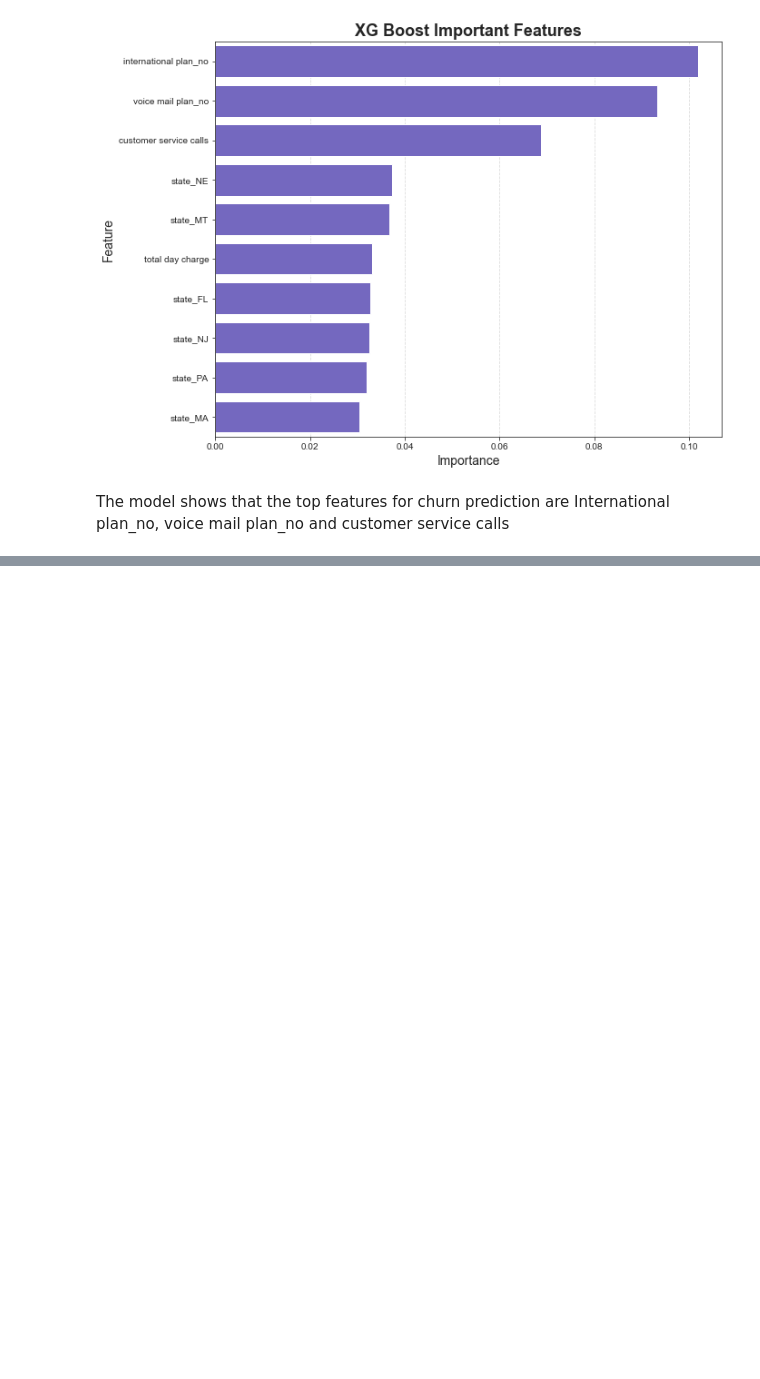
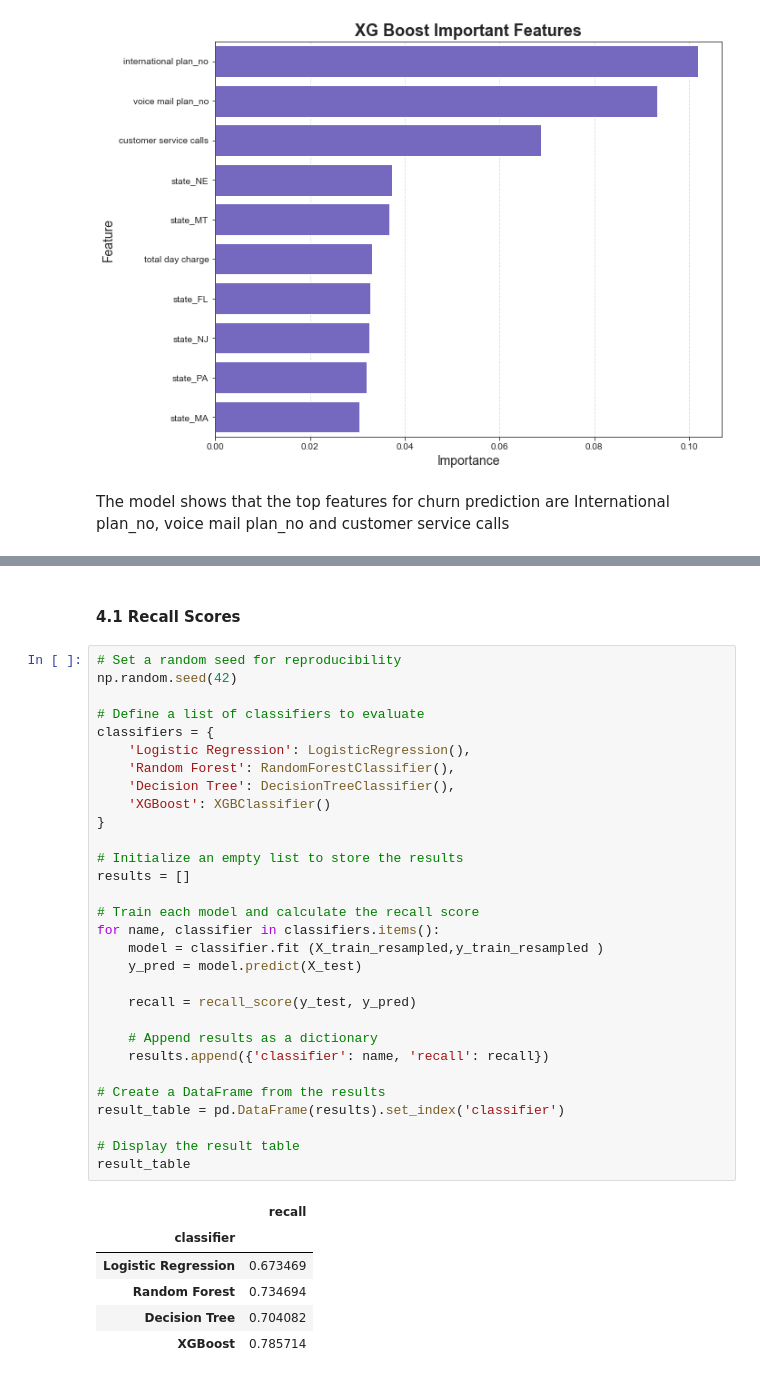
Before and after one commit to ANGI3MAINA/SyriaTel-Customer-Churn-Prediction, a Jupyter notebook: code.ipynb, the cells around one changed output, grey strips where cells are left out. Drawn from its saved outputs; the diff is of its cells as text; blank space fills up the shorter version.

```diff
--- a/code.ipynb
+++ b/code.ipynb
@@ -922,0 +934,39 @@ The model shows that the top features for churn prediction are International pla
+# %% [markdown]
+#### 4.1 Recall Scores
+# %%
+# Set a random seed for reproducibility
+np.random.seed(42)
+
+# Define a list of classifiers to evaluate
+classifiers = {
+    'Logistic Regression': LogisticRegression(),
+    'Random Forest': RandomForestClassifier(),
+    'Decision Tree': DecisionTreeClassifier(),
+    'XGBoost': XGBClassifier()
+}
+
+# Initialize an empty list to store the results
+results = []
+
+# Train each model and calculate the recall score
+for name, classifier in classifiers.items():
+    model = classifier.fit (X_train_resampled,y_train_resampled )
+    y_pred = model.predict(X_test)
+
+    recall = recall_score(y_test, y_pred)
+
+    # Append results as a dictionary
+    results.append({'classifier': name, 'recall': recall})
+
+# Create a DataFrame from the results
+result_table = pd.DataFrame(results).set_index('classifier')
+
+# Display the result table
+result_table
+# %% [output]
+|  | recall |
+| classifier |  |
+| Logistic Regression | 0.673469 |
+| Random Forest | 0.734694 |
+| Decision Tree | 0.704082 |
+| XGBoost | 0.785714 |
```
Also changed, not shown: parts of 47 cells of this notebook.
